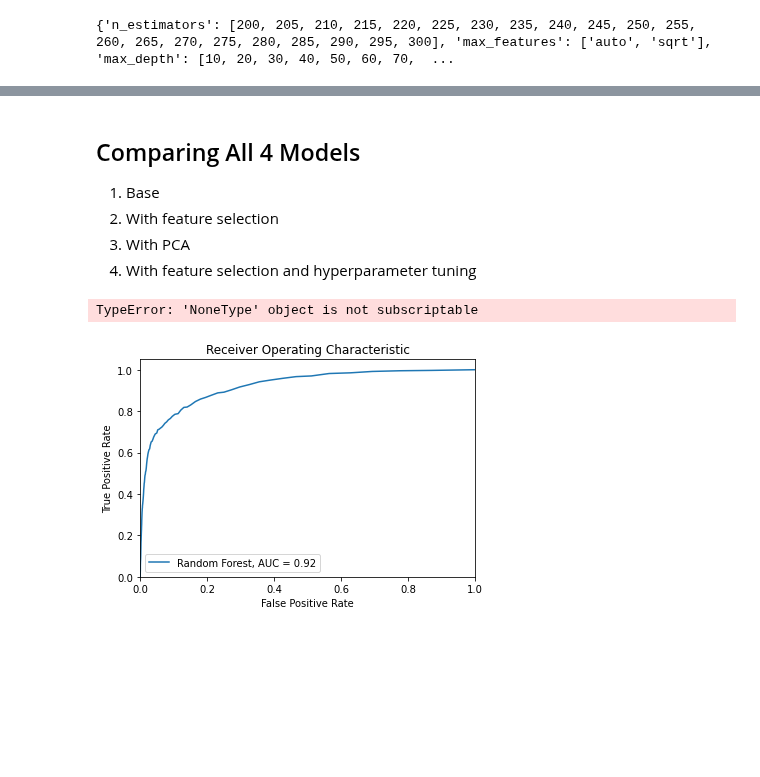
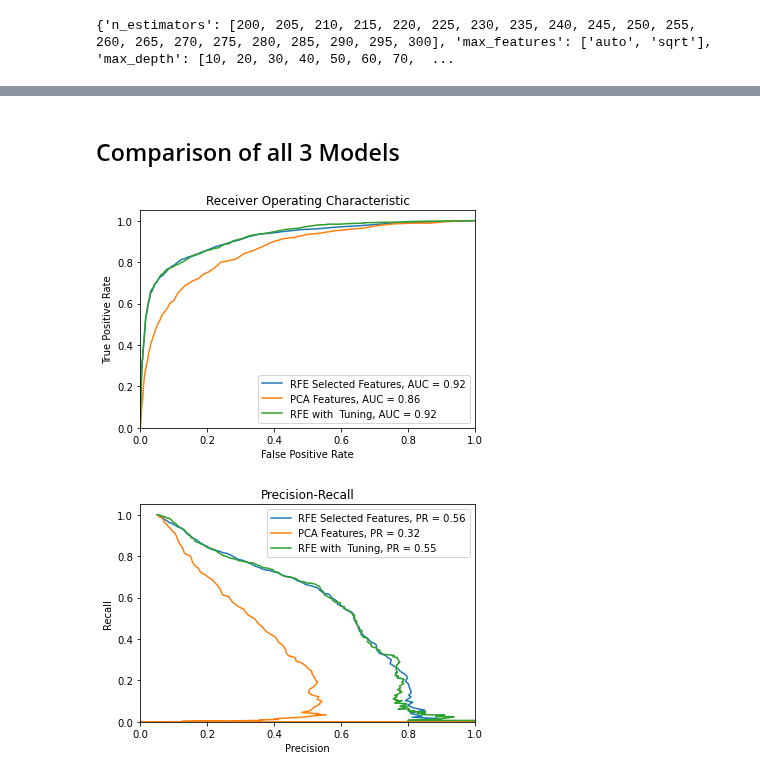
Before and after one commit to claudia-07/DSA4262-ACMXZ, a Jupyter notebook: modelling/rf_xr.ipynb, the cells around one changed output, grey strips where cells are left out. Drawn from its saved outputs; the diff is of its cells as text; code cells hidden in the pictures; blank space fills up the shorter version.

```diff
--- a/modelling/rf_xr.ipynb
+++ b/modelling/rf_xr.ipynb
@@ -160,0 +187,10 @@ Model testing accuracy score with Random Forest : 0.9506
+# %%
+# ROC Curve
+for m, t in zip(models, titles):
+    plt.plot(m["fpr"], m["tpr"], label = f"{t}, AUC = %0.2f" % m["roc"])
+    plt.xlim([0.0, 1.0])
+    plt.ylim([0.0, 1.05])
+    plt.xlabel('False Positive Rate')
+    plt.ylabel('True Positive Rate')
+    plt.title('Receiver Operating Characteristic')
+    plt.legend(loc = "lower right")
@@ -160,0 +199,10 @@ Model testing accuracy score with Random Forest : 0.9506
+# %%
+# PR Curve
+for m, t in zip(models, titles):
+    plt.plot(m["precision"], m["recall"], label = f"{t}, PR = %0.2f" % m["pr"])
+    plt.xlim([0.0, 1.0])
+    plt.ylim([0.0, 1.05])
+    plt.xlabel('Precision')
+    plt.ylabel('Recall')
+    plt.title('Precision-Recall')
+    plt.legend(loc = "upper right")
@@ -244,4 +261,6 @@ def random_forest(X_train, y_train, X_test, y_test):
 # %%
-hyperparameter_model = random_forest(X_train[best_var], y_train, X_test[best_var], y_test)
+hyperparameter_model = random_forest(X_train[best_var], y_train, X_test[best_var], y_test,
+                                    n_estimators = 220, max_features = "sqrt", max_depth = 30,
+                                    min_samples_split = 2, min_samples_leaf = 1, bootstrap = False)
 # %% [output]
 Model training accuracy score with Random Forest : 1.0000
@@ -252,7 +270,0 @@ Model testing accuracy score with Random Forest : 0.9567
-# %% [markdown]
-## Comparing All 4 Models
-
-1. Base
-2. With feature selection
-3. With PCA
-4. With feature selection and hyperparameter tuning
@@ -263,23 +271,29 @@ titles = ["Random Forest", "With Feature Selection",
+# %% [markdown]
+## Comparison of all 3 Models
+# %%
+models = [rfe_model, pca_model, hyperparameter_model]
+titles = ["RFE Selected Features", "PCA Features", "RFE with  Tuning"]
 # %%
 # ROC Curve
-for model, title in zip(models, titles):
-    plt.plot(model["fpr"], model["tpr"], label = f"{title}, AUC = %0.2f" % model["roc"])
+for m, t in zip(models, titles):
+    plt.plot(m["fpr"], m["tpr"], label = f"{t}, AUC = %0.2f" % m["roc"])
     plt.xlim([0.0, 1.0])
     plt.ylim([0.0, 1.05])
     plt.xlabel('False Positive Rate')
     plt.ylabel('True Positive Rate')
     plt.title('Receiver Operating Characteristic')
-    plt.legend()
+    plt.legend(loc = "lower right")
 # %% [output]
-TypeError: 'NoneType' object is not subscriptable
-[figure, old version]
+[figure, new version]
 # %%
 # PR Curve
-for model, title in zip(models, titles):
-    plt.plot(model["precision"], model["recall"], label = f"{title}, PR = %0.2f" % model["pr"])
+for m, t in zip(models, titles):
+    plt.plot(m["precision"], m["recall"], label = f"{t}, PR = %0.2f" % m["pr"])
     plt.xlim([0.0, 1.0])
     plt.ylim([0.0, 1.05])
     plt.xlabel('Precision')
     plt.ylabel('Recall')
     plt.title('Precision-Recall')
-    plt.legend()
+    plt.legend(loc = "upper right")
+# %% [output]
+[figure, added]
```
Also changed, not shown: parts of 31 cells of this notebook.
